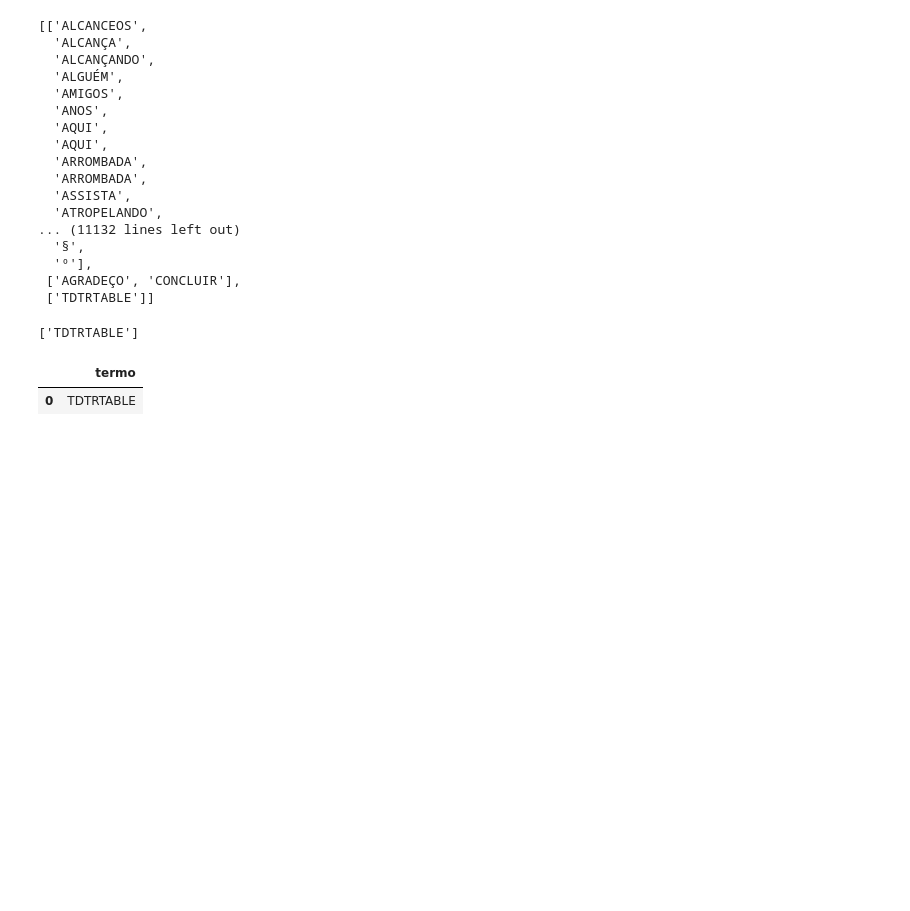
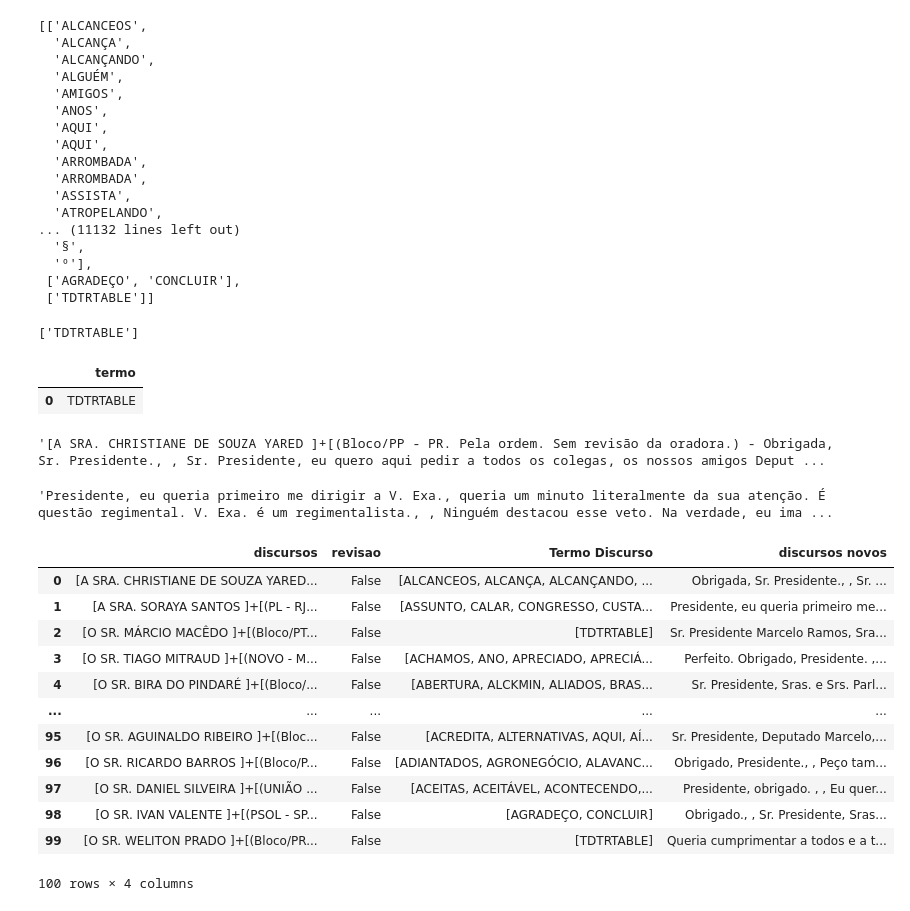
Before and after one commit to samilagarrido/OpenSpeech, a Jupyter notebook: limpeza.ipynb, the cells around one changed output. Cells and saved outputs as stored; diff of their text form; code cells hidden in the pictures; blank space fills up the shorter version.

```diff
--- a/limpeza.ipynb
+++ b/limpeza.ipynb
@@ -63,17 +69,17 @@ for i in range(len(df_discursos['discursos'])):
     discurso = discurso.replace((re.findall(r'(?<=^).*(?<=\))', discurso))[0], '')
 
     #Retirando os sons ambientes
-    sons_ambiente = {'<tr><td align="center">(<i>Soa a campainha.</i>)</td></tr></table>', '<i>(Palmas.)</i>'}
+    sons_ambiente = ['<tr><td align="center">(<i>Soa a campainha.</i>)</td></tr></table>', '<i>(Palmas.)</i>']
     for j in sons_ambiente:
-        discurso = discurso.replace(j, '') #Retirando os sons ambientes
+        discurso = discurso.replace(j, '')
 
     #Retirando as tags
-    tags = {'<i>', '</i>', f'\n'}
+    tags = ['<i>', '</i>', f'\n']
     for j in tags:
         discurso = discurso.replace(j, '')
 
     #Retirando pontuacoes
-    pontuacoes = {'.', ':', '...', '(', ')', '[', ']', '{', '}', '!', '?', ',', ';', '-', '_', "'", "\"", "nº", '<', '>', '\\', '|', '/'}
+    pontuacoes = ['.', ':', '...', '(', ')', '[', ']', '{', '}', '!', '?', ',', ';', '-', '_', "'", "\"", "nº", '<', '>', '\\', '|', '/', ', , ', ']\n']
     for j in pontuacoes:
         discurso = discurso.replace(j, '')
 
@@ -83,6 +89,7 @@ for i in range(len(df_discursos['discursos'])):
 
     discurso =  discurso.split(' ')
 
+    #separando os termos
     termos = []
     for j in range(len(discurso)):
         if discurso[j] != '':
@@ -172,3 +179,7 @@ df_discursos_limpos[2]
 # %% [output]
 |  | termo |
 | 0 | TDTRTABLE |
+# %%
+df_discursos['discursos'][0]
+# %% [output]
+'[A SRA. CHRISTIANE DE SOUZA YARED ]+[(Bloco/PP - PR. Pela ordem. Sem revisão da oradora.) - Obrigada, Sr. Presidente., , Sr. Presidente, eu quero aqui pedir a todos os colegas, os nossos amigos Deput ...
@@ -174,0 +190,21 @@ df_discursos_limpos[2]
+# %%
+df_discursos['discursos novos'][1] #verificando separação
+# %% [output]
+'Presidente, eu queria primeiro me dirigir a V. Exa., queria um minuto literalmente da sua atenção. É questão regimental. V. Exa. é um regimentalista., , Ninguém destacou esse veto. Na verdade, eu ima ...
+# %%
+#adicionei uma coluna nova sem querer
+df_discursos.drop(columns=['discurso novo'])
+# %% [output]
+|  | discursos | revisao | Termo Discurso | discursos novos |
+| 0 | [A SRA. CHRISTIANE DE SOUZA YARED... | False | [ALCANCEOS, ALCANÇA, ALCANÇANDO, ... | Obrigada, Sr. Presidente., , Sr. ... |
+| 1 | [A SRA. SORAYA SANTOS ]+[(PL - RJ... | False | [ASSUNTO, CALAR, CONGRESSO, CUSTA... | Presidente, eu queria primeiro me... |
+| 2 | [O SR. MÁRCIO MACÊDO ]+[(Bloco/PT... | False | [TDTRTABLE] | Sr. Presidente Marcelo Ramos, Sra... |
+| 3 | [O SR. TIAGO MITRAUD ]+[(NOVO - M... | False | [ACHAMOS, ANO, APRECIADO, APRECIÁ... | Perfeito. Obrigado, Presidente. ,... |
+| 4 | [O SR. BIRA DO PINDARÉ ]+[(Bloco/... | False | [ABERTURA, ALCKMIN, ALIADOS, BRAS... | Sr. Presidente, Sras. e Srs. Parl... |
+| ... | ... | ... | ... | ... |
+| 95 | [O SR. AGUINALDO RIBEIRO ]+[(Bloc... | False | [ACREDITA, ALTERNATIVAS, AQUI, AÍ... | Sr. Presidente, Deputado Marcelo,... |
+| 96 | [O SR. RICARDO BARROS ]+[(Bloco/P... | False | [ADIANTADOS, AGRONEGÓCIO, ALAVANC... | Obrigado, Presidente., , Peço tam... |
+| 97 | [O SR. DANIEL SILVEIRA ]+[(UNIÃO ... | False | [ACEITAS, ACEITÁVEL, ACONTECENDO,... | Presidente, obrigado. , , Eu quer... |
+| 98 | [O SR. IVAN VALENTE ]+[(PSOL - SP... | False | [AGRADEÇO, CONCLUIR] | Obrigado., , Sr. Presidente, Sras... |
+| 99 | [O SR. WELITON PRADO ]+[(Bloco/PR... | False | [TDTRTABLE] | Queria cumprimentar a todos e a t... |
+100 rows × 4 columns
```
Also changed, not shown: parts of 4 cells of this notebook, 2 other files.
